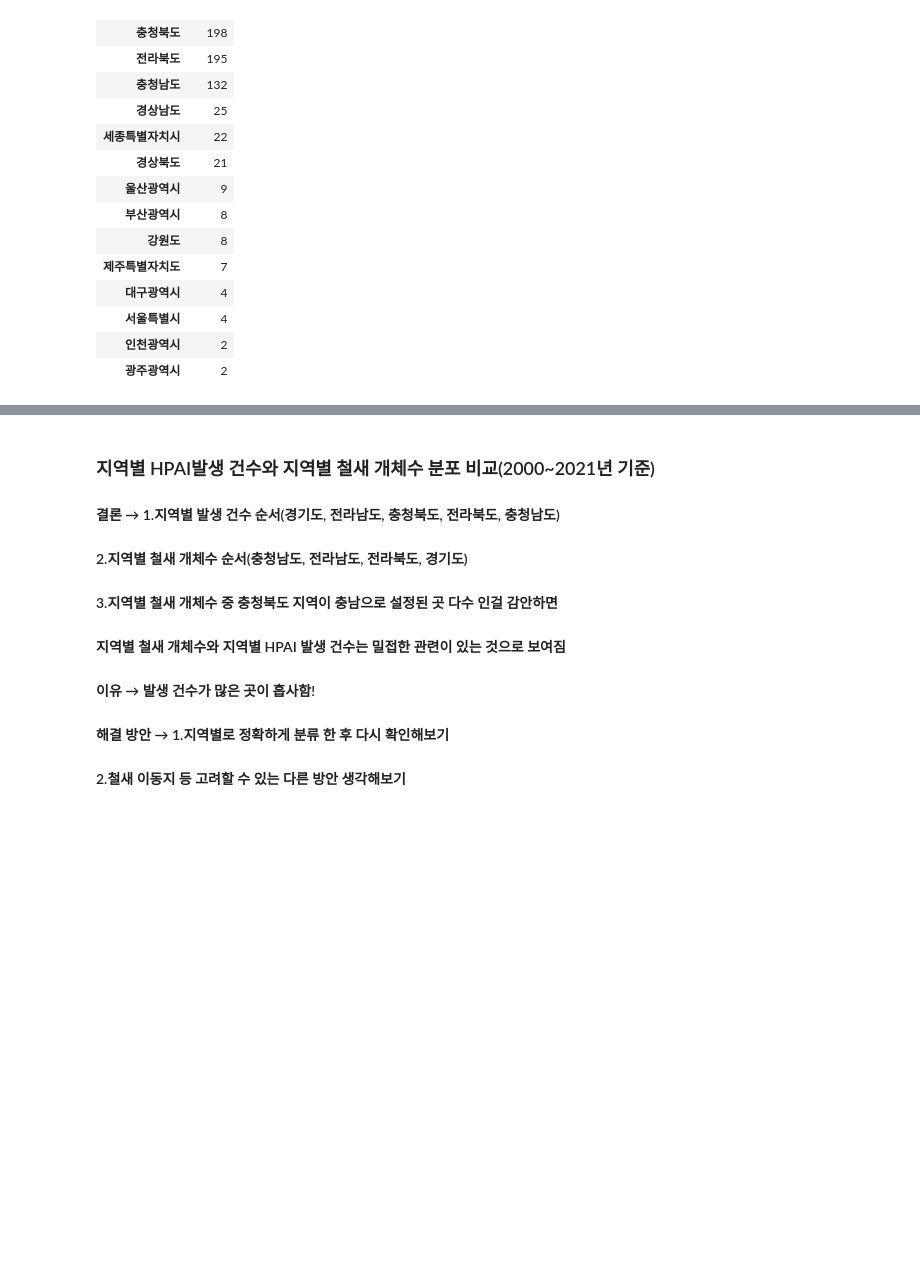
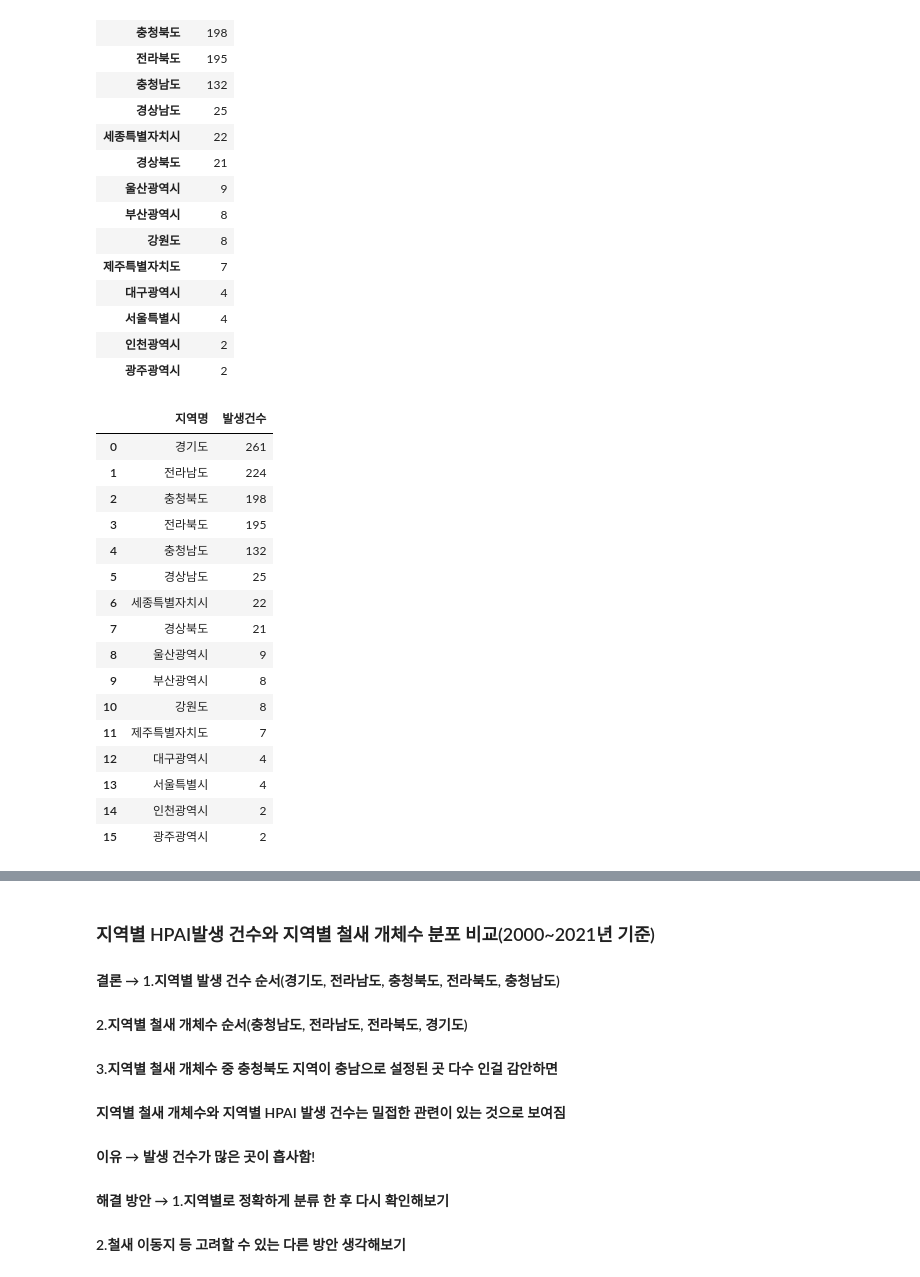
Before and after one commit to jiwoo-coding/aiai, a Jupyter notebook: HPAI kk.ipynb, the cells around one changed output, grey strips where cells are left out. Saved outputs shown, nothing was run; the diff lists cells and outputs as text; code cells hidden in the pictures; blank space fills up the shorter version.

```diff
--- a/HPAI kk.ipynb
+++ b/HPAI kk.ipynb
@@ -844,3 +844,25 @@ hpai_11_count_df
 | 서울특별시 | 4 |
 | 인천광역시 | 2 |
 | 광주광역시 | 2 |
+# %%
+hpai_11_count_df_in = hpai_11_count_df.reset_index()
+hpai_11_count_df_in.columns = ['지역명', '발생건수']
+hpai_11_count_df_in
+# %% [output]
+|  | 지역명 | 발생건수 |
+| 0 | 경기도 | 261 |
+| 1 | 전라남도 | 224 |
+| 2 | 충청북도 | 198 |
+| 3 | 전라북도 | 195 |
+| 4 | 충청남도 | 132 |
+| 5 | 경상남도 | 25 |
+| 6 | 세종특별자치시 | 22 |
+| 7 | 경상북도 | 21 |
+| 8 | 울산광역시 | 9 |
+| 9 | 부산광역시 | 8 |
+| 10 | 강원도 | 8 |
+| 11 | 제주특별자치도 | 7 |
+| 12 | 대구광역시 | 4 |
+| 13 | 서울특별시 | 4 |
+| 14 | 인천광역시 | 2 |
+| 15 | 광주광역시 | 2 |
```
Also changed, not shown: parts of 5 cells of this notebook.
